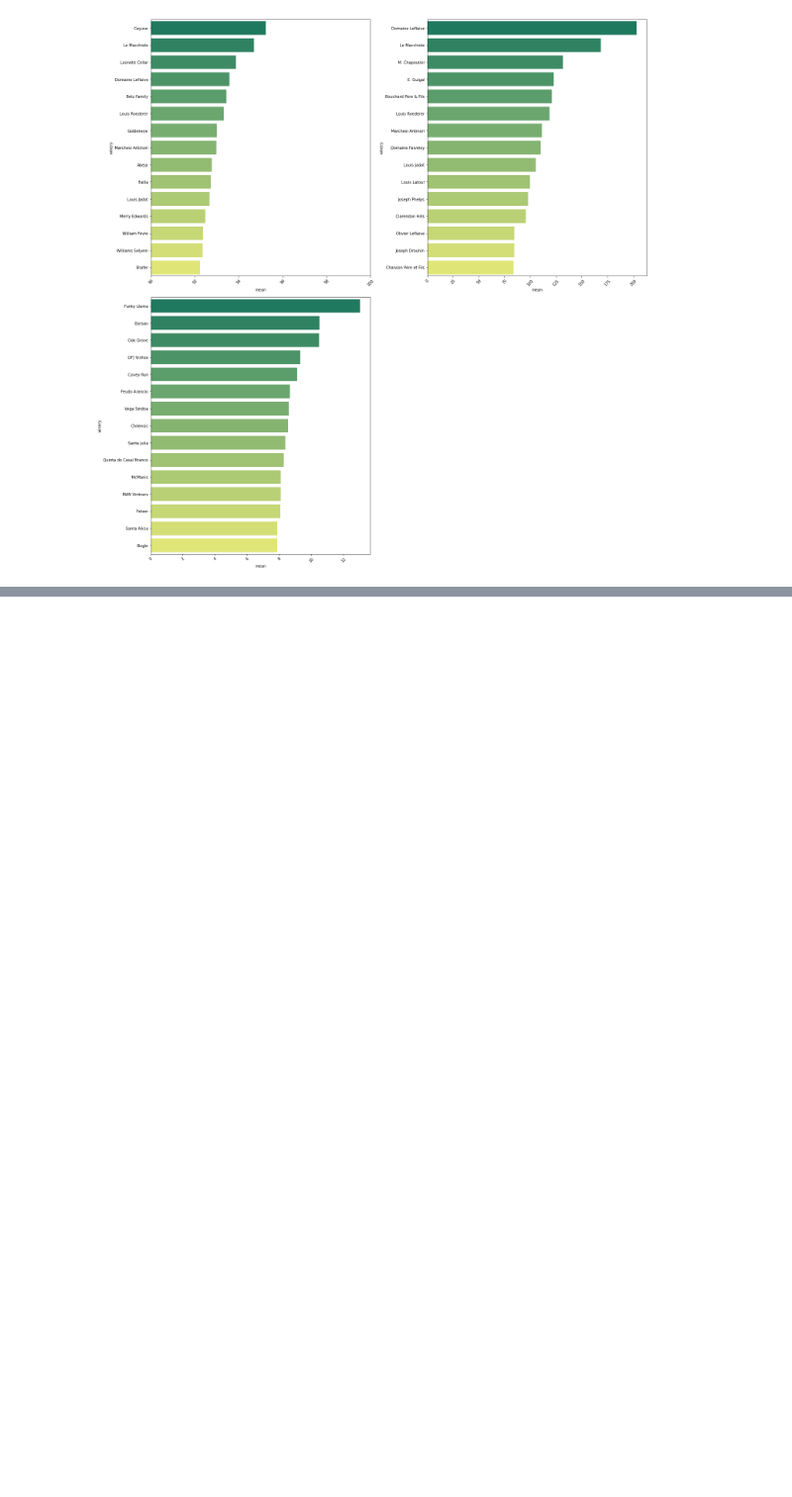
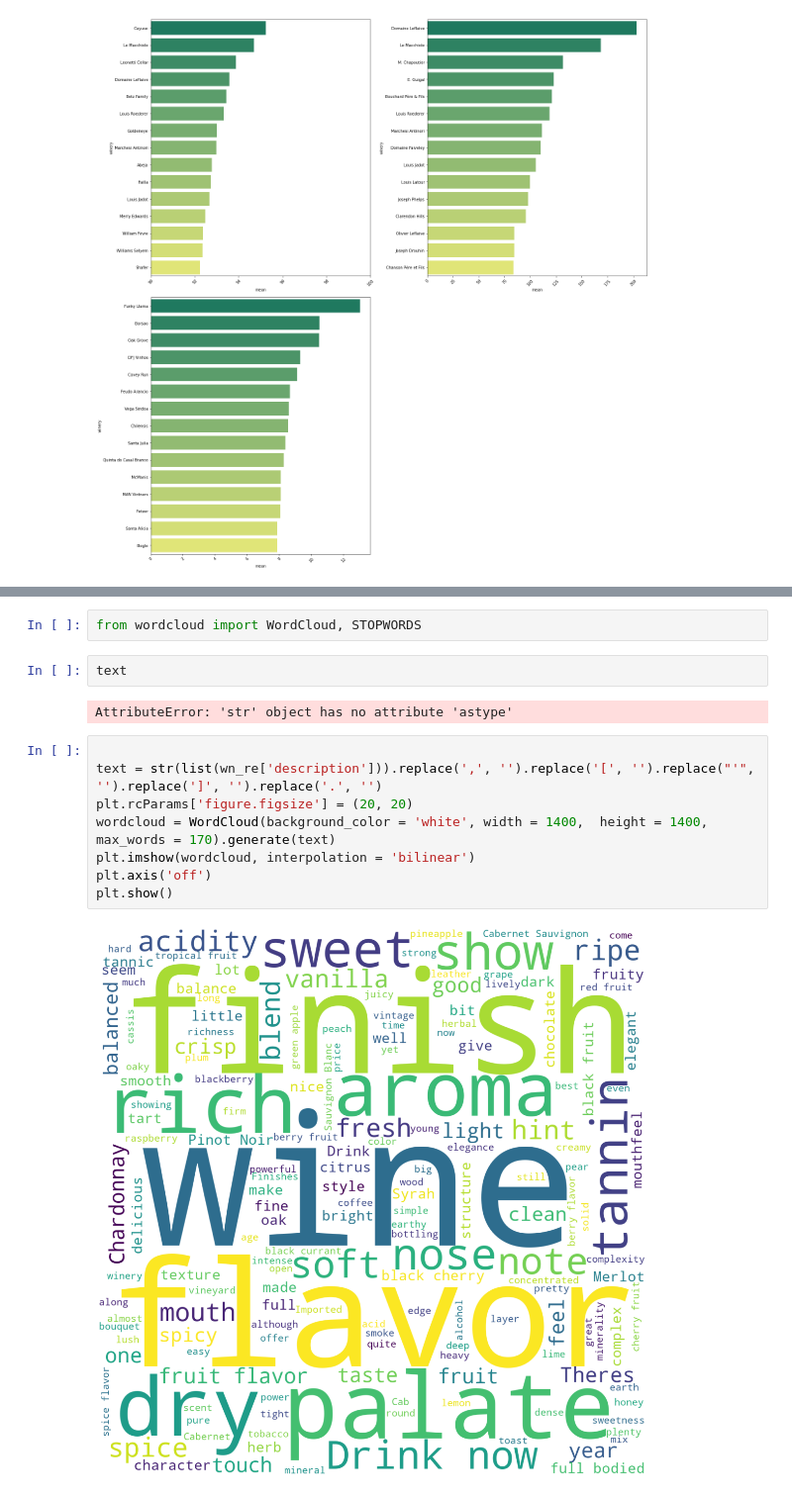
Before and after one commit to Jeongho-cho/Wine_review, a Jupyter notebook: Wine.ipynb, the cells around one changed output, grey strips where cells are left out. Shown at 99% size. Saved outputs shown, nothing was run; the diff lists cells and outputs as text; blank space fills up the shorter version.

```diff
--- a/Wine.ipynb
+++ b/Wine.ipynb
@@ -310,0 +349,16 @@ plt.xticks(rotation = 45);
+# %%
+from wordcloud import WordCloud, STOPWORDS
+# %%
+text
+# %% [output]
+AttributeError: 'str' object has no attribute 'astype'
+# %%
+
+text = str(list(wn_re['description'])).replace(',', '').replace('[', '').replace("'", '').replace(']', '').replace('.', '')
+plt.rcParams['figure.figsize'] = (20, 20)
+wordcloud = WordCloud(background_color = 'white', width = 1400,  height = 1400, max_words = 170).generate(text)
+plt.imshow(wordcloud, interpolation = 'bilinear')
+plt.axis('off')
+plt.show()
+# %% [output]
+[figure, added]
```
Also changed, not shown: parts of 7 cells of this notebook, 1 other file.
